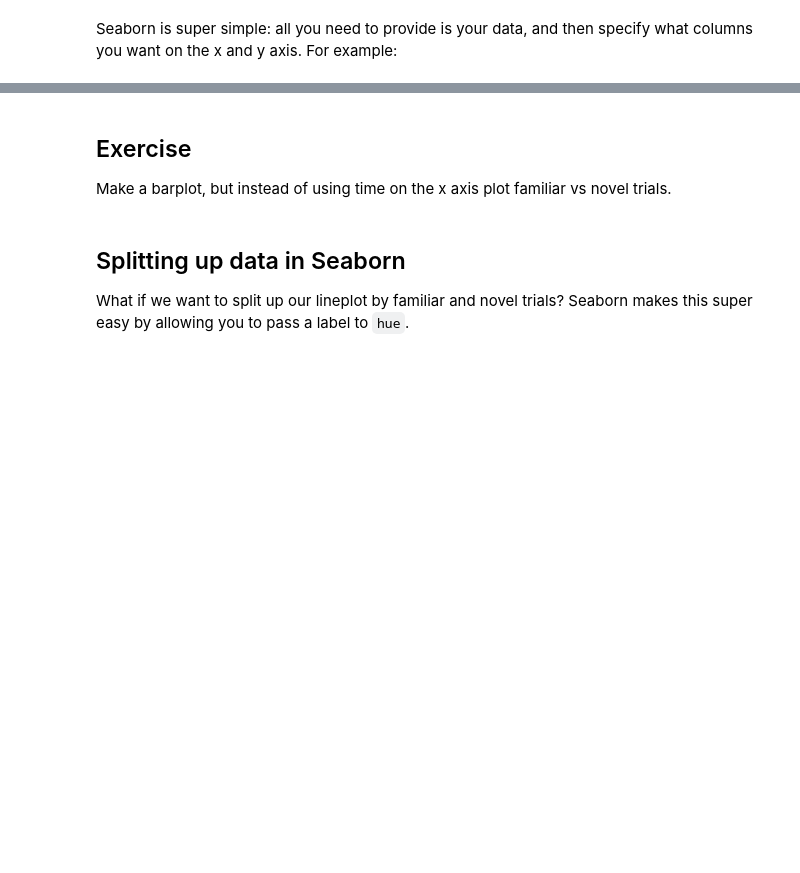
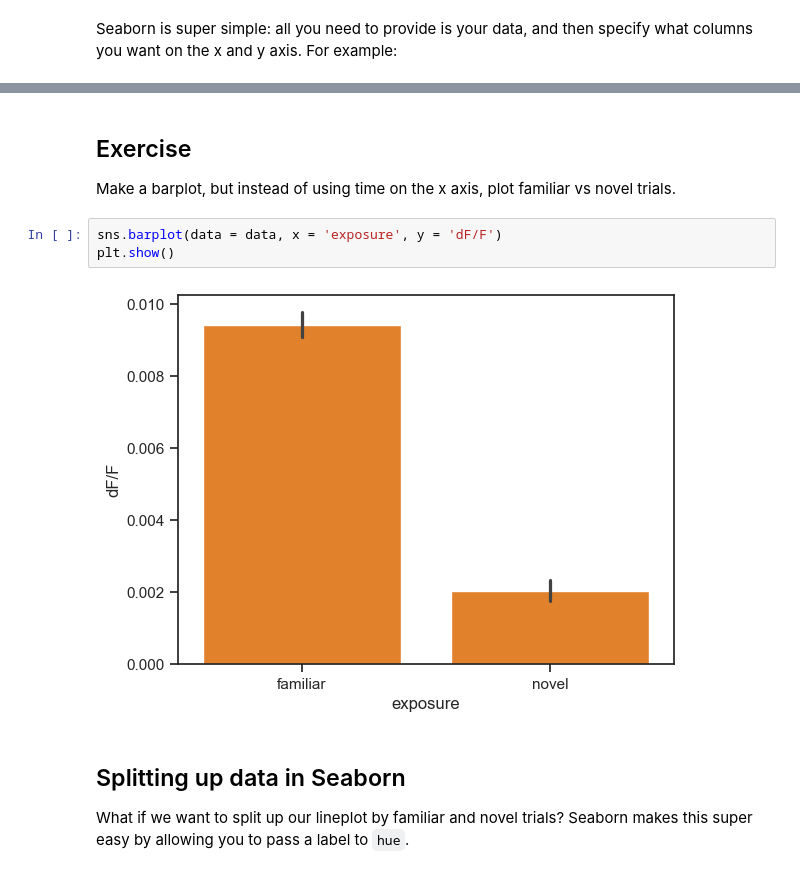
Before and after one commit to addiechoi2/intro2python, a Jupyter notebook: Week07_student.ipynb, the cells around one changed output, grey strips where cells are left out. Saved outputs shown, nothing was run; the diff lists cells and outputs as text; blank space fills up the shorter version.

```diff
--- a/Week07_student.ipynb
+++ b/Week07_student.ipynb
@@ -155,6 +214,11 @@ sns.lineplot(data = data, x = 'time_from_stim', y = 'dF/F')
 # %% [markdown]
 ## Exercise
-Make a barplot, but instead of using time on the x axis plot familiar vs novel trials.
+Make a barplot, but instead of using time on the x axis, plot familiar vs novel trials.
+# %%
+sns.barplot(data = data, x = 'exposure', y = 'dF/F')
+plt.show()
+# %% [output]
+[figure, added]
 # %% [markdown]
 ## Splitting up data in Seaborn
 What if we want to split up our lineplot by familiar and novel trials? Seaborn makes this super easy by allowing you to pass a label to `hue`.
```
Also changed, not shown: parts of 26 cells of this notebook, 24 other files.
